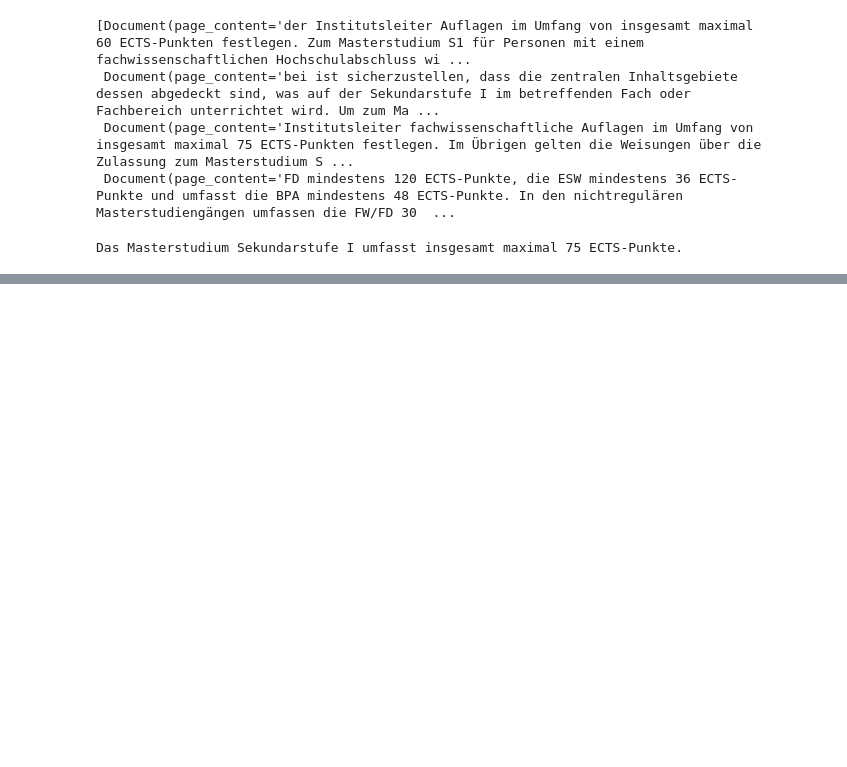
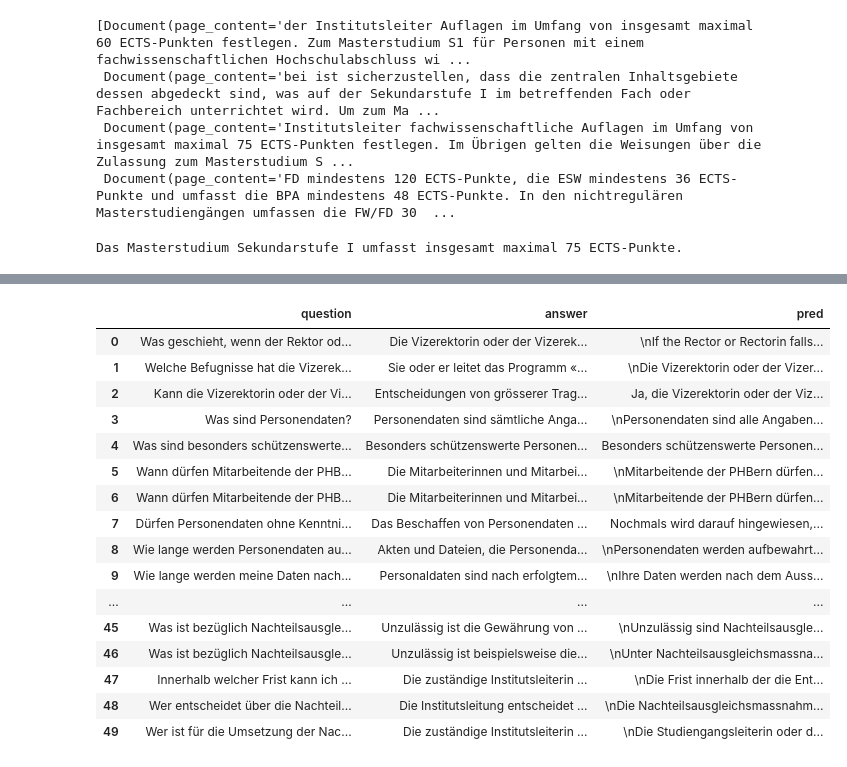
Before and after one commit to marc1971/Assignement-Module4-CAS-NLP, a Jupyter notebook: final_project_main.ipynb, the cells around one changed output, grey strips where cells are left out. Cells and saved outputs as stored; diff of their text form; code cells hidden in the pictures; blank space fills up the shorter version.

```diff
--- a/final_project_main.ipynb
+++ b/final_project_main.ipynb
@@ -337,14 +336,20 @@ retriever = db.as_retriever(
 # %% [markdown]
 ### Create PromptTemplate and LLMChain
 # %%
-prompt_template = """
-### [INST] Instruction: Answer the question based on your
+prompt_template =
+
+"""
+### [INST]
+
+Instruction: Answer the question based on your
 knowledge about PHBern. Answer in german! Here is context to help:
 
 {context}
 
 ### QUESTION:
-{question} [/INST]
+{question}
+
+[/INST]
  """
 
 # Create prompt from prompt template
@@ -385,0 +395,4 @@ Das Masterstudium Sekundarstufe I umfasst insgesamt maximal 75 ECTS-Punkte.
+# %%
+import pandas as pd
+
+df = pd.read_excel(r"/content/drive/My Drive/ColabNotebooks/CAS_NLP_final_project/QA.xlsx")
@@ -385,0 +403,4 @@ Das Masterstudium Sekundarstufe I umfasst insgesamt maximal 75 ECTS-Punkte.
+# %%
+
+
+df['pred'] = df['question'][:50].apply(lambda x: rag_chain.invoke(x)['text'])
@@ -385,0 +420,20 @@ Das Masterstudium Sekundarstufe I umfasst insgesamt maximal 75 ECTS-Punkte.
+# %%
+df[['question', 'answer', 'pred']][:50]
+# %% [output]
+|  | question | answer | pred |
+| 0 | Was geschieht, wenn der Rektor od... | Die Vizerektorin oder der Vizerek... | \nIf the Rector or Rectorin falls... |
+| 1 | Welche Befugnisse hat die Vizerek... | Sie oder er leitet das Programm «... | \nDie Vizerektorin oder der Vizer... |
+| 2 | Kann die Vizerektorin oder der Vi... | Entscheidungen von grösserer Trag... | Ja, die Vizerektorin oder der Viz... |
+| 3 | Was sind Personendaten? | Personendaten sind sämtliche Anga... | \nPersonendaten sind alle Angaben... |
+| 4 | Was sind besonders schützenswerte... | Besonders schützenswerte Personen... | Besonders schützenswerte Personen... |
+| 5 | Wann dürfen Mitarbeitende der PHB... | Die Mitarbeiterinnen und Mitarbei... | \nMitarbeitende der PHBern dürfen... |
+| 6 | Wann dürfen Mitarbeitende der PHB... | Die Mitarbeiterinnen und Mitarbei... | \nMitarbeitende der PHBern dürfen... |
+| 7 | Dürfen Personendaten ohne Kenntni... | Das Beschaffen von Personendaten ... | Nochmals wird darauf hingewiesen,... |
+| 8 | Wie lange werden Personendaten au... | Akten und Dateien, die Personenda... | \nPersonendaten werden aufbewahrt... |
+| 9 | Wie lange werden meine Daten nach... | Personaldaten sind nach erfolgtem... | \nIhre Daten werden nach dem Auss... |
+| ... | ... | ... | ... |
+| 45 | Was ist bezüglich Nachteilsausgle... | Unzulässig ist die Gewährung von ... | \nUnzulässig sind Nachteilsausgle... |
+| 46 | Was ist bezüglich Nachteilsausgle... | Unzulässig ist beispielsweise die... | \nUnter Nachteilsausgleichsmassna... |
+| 47 | Innerhalb welcher Frist kann ich ... | Die zuständige Institutsleiterin ... | \nDie Frist innerhalb der die Ent... |
+| 48 | Wer entscheidet über die Nachteil... | Die Institutsleitung entscheidet ... | \nDie Nachteilsausgleichsmassnahm... |
+| 49 | Wer ist für die Umsetzung der Nac... | Die zuständige Institutsleiterin ... | \nDie Studiengangsleiterin oder d... |
```
Also changed, not shown: parts of 12 cells of this notebook.
